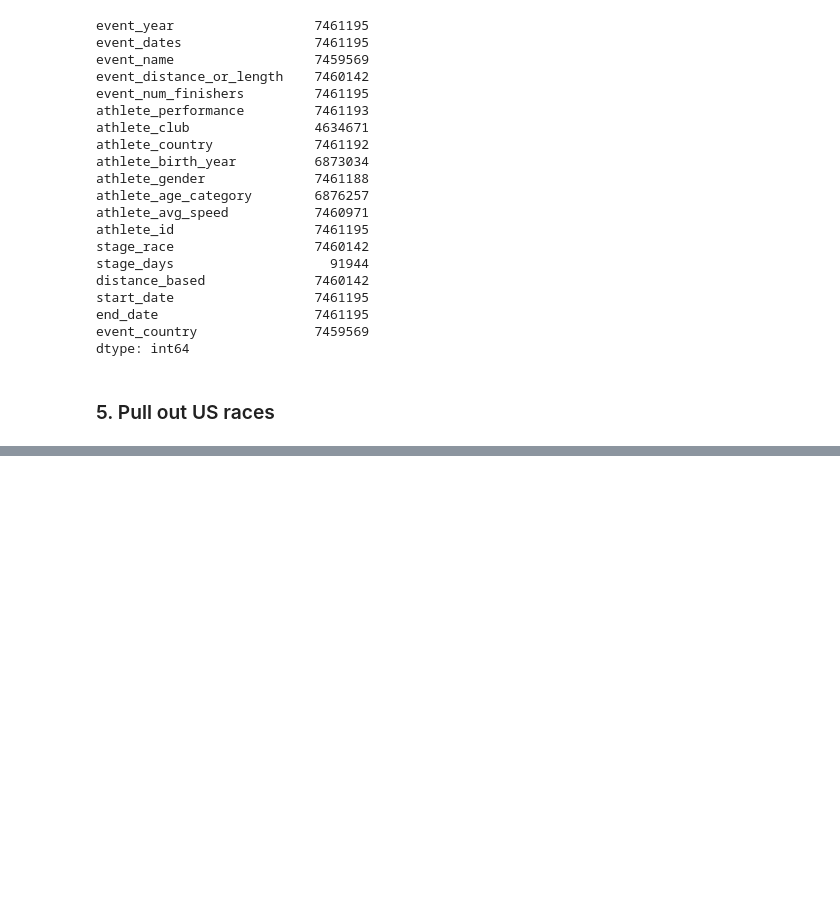
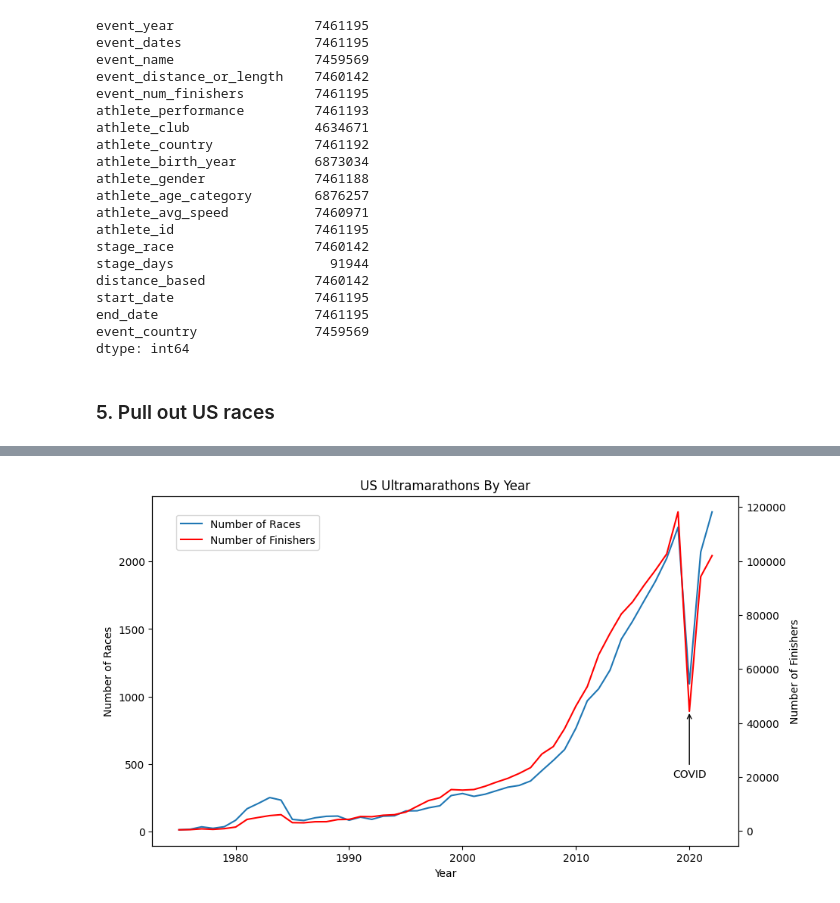
Before and after one commit to haackr/ultramarathon_data_study, a Jupyter notebook: Ultramarathons.ipynb, the cells around one changed output, grey strips where cells are left out. Saved outputs shown, nothing was run; the diff lists cells and outputs as text; code cells hidden in the pictures; blank space fills up the shorter version.

```diff
--- a/Ultramarathons.ipynb
+++ b/Ultramarathons.ipynb
@@ -162,0 +149,3 @@ memory usage: 2.3+ MB
+# %%
+us_races_by_year = us_races.groupby('event_year').agg({'event_name':'nunique','event_num_finishers':'sum','distance_based':'sum'}).reset_index()
+us_races_by_year
@@ -162,0 +170,25 @@ memory usage: 2.3+ MB
+# %%
+fig, ax1 = plt.subplots(figsize=(10,6))
+
+ax1.plot(us_races_by_year['event_year'],us_races_by_year['event_name'],label='Number of Races')
+ax1.set_xlabel('Year')
+ax1.set_ylabel('Number of Races')
+
+ax2 = ax1.twinx()
+ax2.plot(us_races_by_year['event_year'],us_races_by_year['event_num_finishers'],color='red',label='Number of Finishers')
+ax2.set_ylabel('Number of Finishers')
+
+fig.legend(loc='upper left', bbox_to_anchor=(0.15,.85))
+
+plt.title('US Ultramarathons By Year')
+
+ax2.annotate(
+    'COVID',
+    xy=(2020,44363),
+    arrowprops=dict(facecolor='black', arrowstyle='->'),
+    xytext=(2020, 20000),
+    ha='center'
+)
+plt.show()
+# %% [output]
+[figure, added]
```
Also changed, not shown: parts of 13 cells of this notebook.
